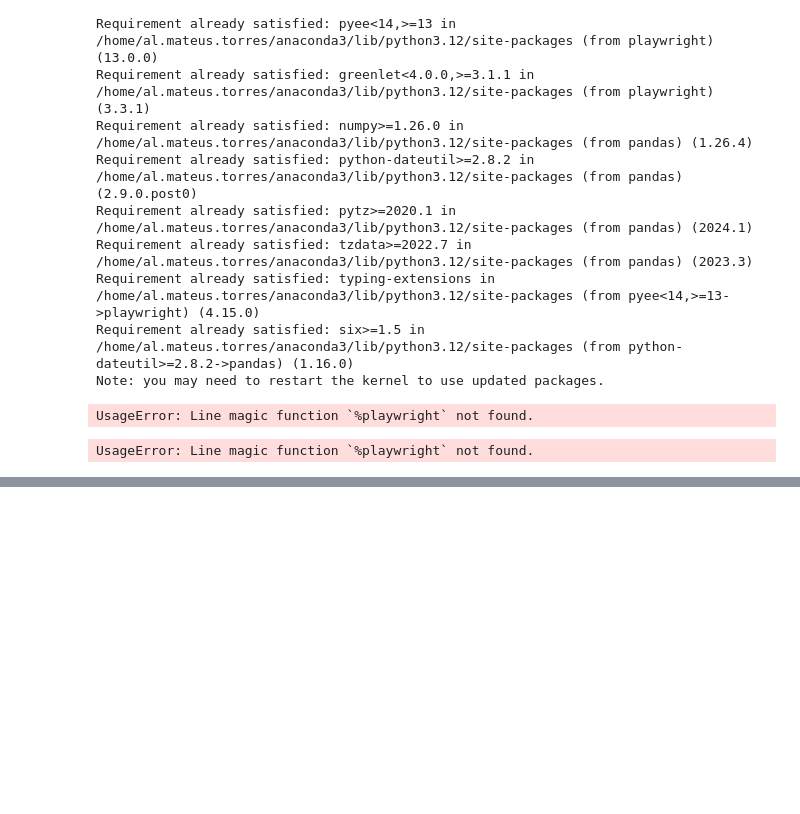
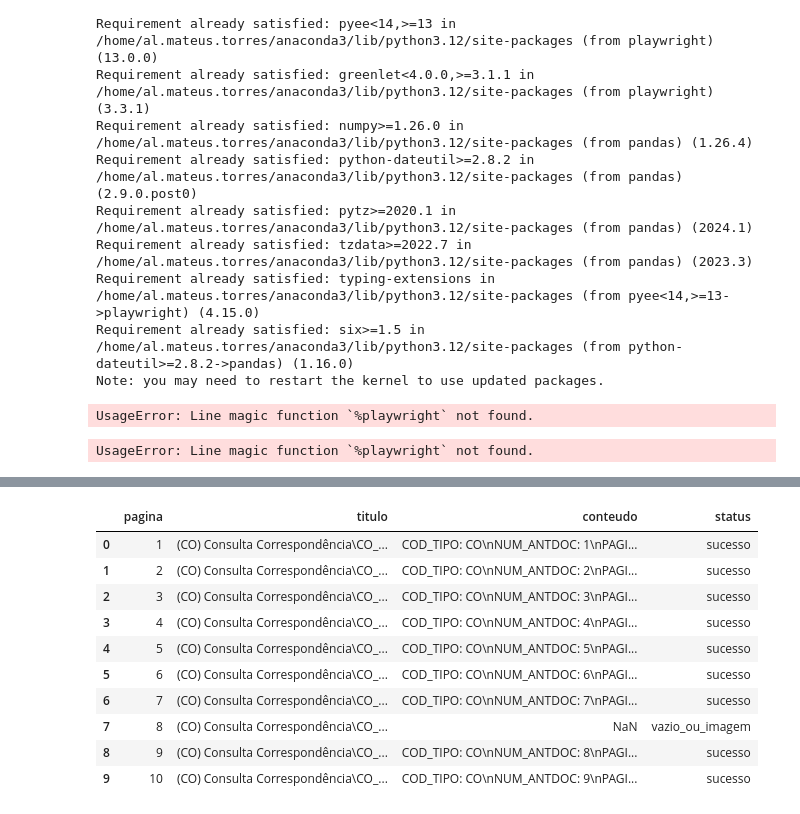
Before and after one commit to vrsmic/portinari-metadata, a Jupyter notebook: scrapper_rapido.ipynb, the cells around one changed output, grey strips where cells are left out. Saved outputs shown, nothing was run; the diff lists cells and outputs as text; code cells hidden in the pictures; blank space fills up the shorter version.

```diff
--- a/scrapper_rapido.ipynb
+++ b/scrapper_rapido.ipynb
@@ -306,0 +292,16 @@ Total Processado: 50
+# %%
+dataframe = pd.read_csv("dados_docvirt.csv")
+
+dataframe.head(10)
+# %% [output]
+|  | pagina | titulo | conteudo | status |
+| 0 | 1 | (CO) Consulta Correspondência\CO_... | COD_TIPO: CO\nNUM_ANTDOC: 1\nPAGI... | sucesso |
+| 1 | 2 | (CO) Consulta Correspondência\CO_... | COD_TIPO: CO\nNUM_ANTDOC: 2\nPAGI... | sucesso |
+| 2 | 3 | (CO) Consulta Correspondência\CO_... | COD_TIPO: CO\nNUM_ANTDOC: 3\nPAGI... | sucesso |
+| 3 | 4 | (CO) Consulta Correspondência\CO_... | COD_TIPO: CO\nNUM_ANTDOC: 4\nPAGI... | sucesso |
+| 4 | 5 | (CO) Consulta Correspondência\CO_... | COD_TIPO: CO\nNUM_ANTDOC: 5\nPAGI... | sucesso |
+| 5 | 6 | (CO) Consulta Correspondência\CO_... | COD_TIPO: CO\nNUM_ANTDOC: 6\nPAGI... | sucesso |
+| 6 | 7 | (CO) Consulta Correspondência\CO_... | COD_TIPO: CO\nNUM_ANTDOC: 7\nPAGI... | sucesso |
+| 7 | 8 | (CO) Consulta Correspondência\CO_... | NaN | vazio_ou_imagem |
+| 8 | 9 | (CO) Consulta Correspondência\CO_... | COD_TIPO: CO\nNUM_ANTDOC: 8\nPAGI... | sucesso |
+| 9 | 10 | (CO) Consulta Correspondência\CO_... | COD_TIPO: CO\nNUM_ANTDOC: 9\nPAGI... | sucesso |
```
Also changed, not shown: parts of 1 cell of this notebook, 2 other files.
